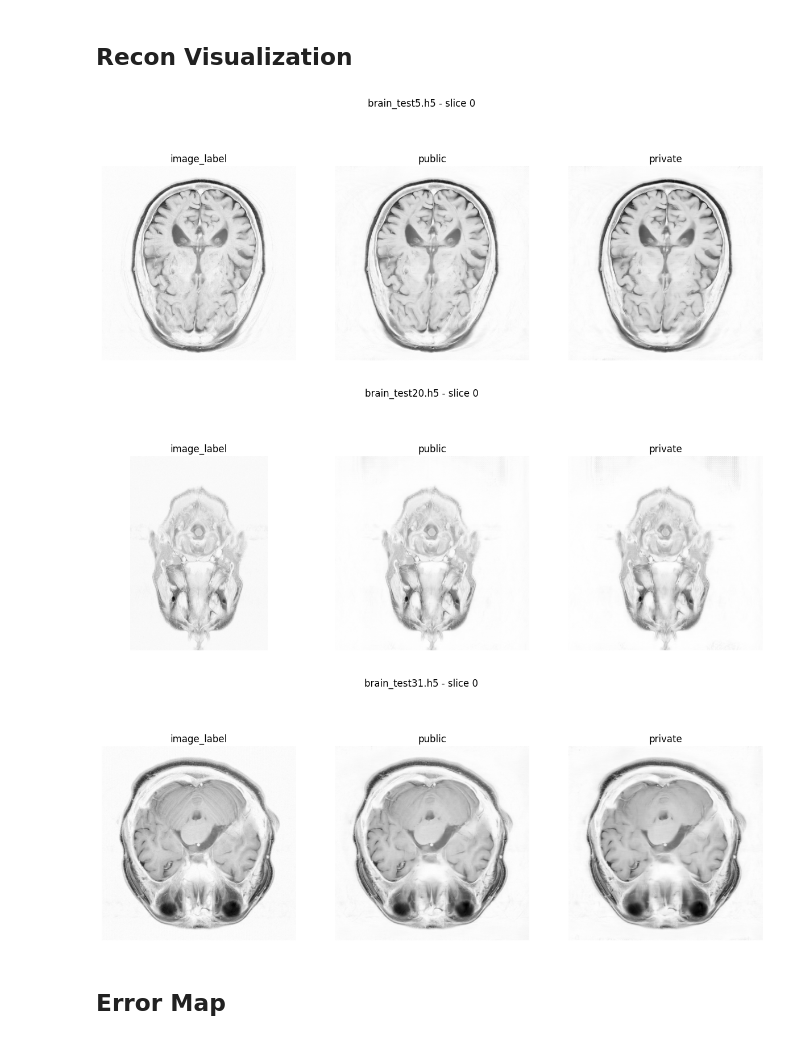
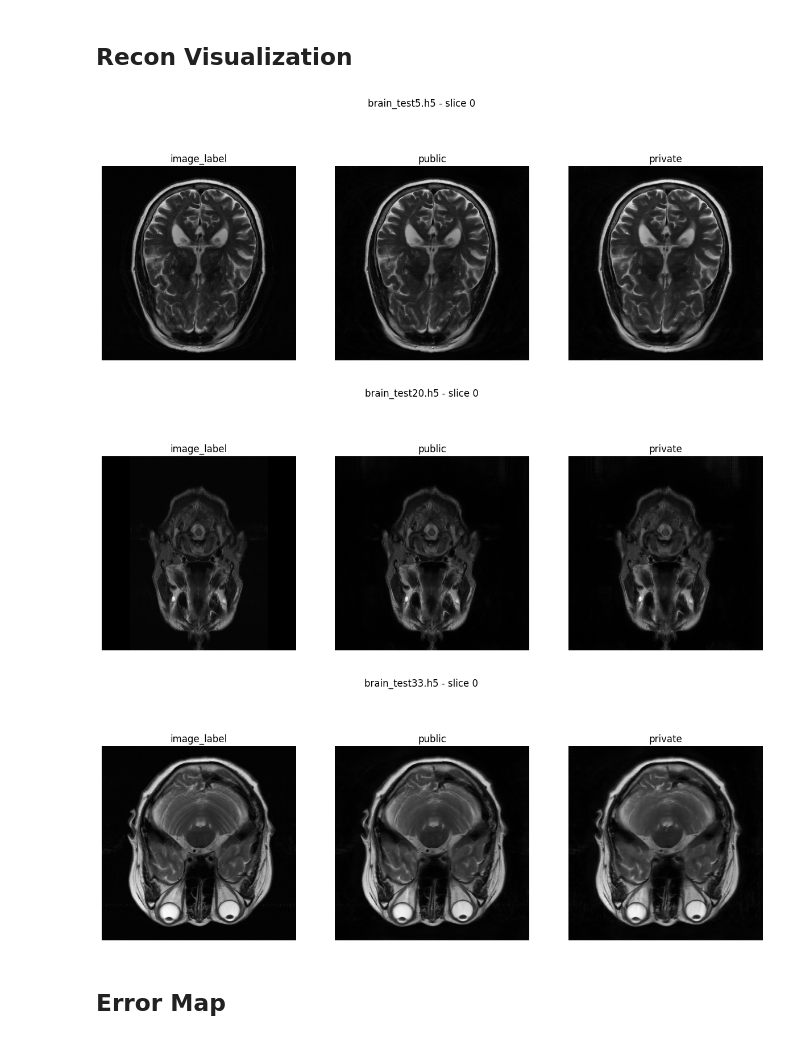
Before and after one commit to B0neh3ad/FastMRI_2024_shasha, a Jupyter notebook: recon_visualization.ipynb, the cells around one changed output. Cells and saved outputs as stored; diff of their text form; code cells hidden in the pictures.

Commit message:
Feat: update recon visualization

```diff
--- a/recon_visualization.ipynb
+++ b/recon_visualization.ipynb
@@ -11,7 +35,7 @@ result_dir_path = os.environ['RESULT_DIR_PATH']
 # %% [markdown]
 ## Recon Visualization
 # %%
-def show_image_with_recon(img_name, slice_idx=0, cmap='gray_r'):
+def show_image_with_recon(img_name, slice_idx=0, cmap='gray'):
     img_path = f'{data_dir_path}/leaderboard/acc5/image/{img_name}'
     public_recon_path = f'{result_dir_path}/test_Varnet/reconstructions_leaderboard/public/{img_name}'
     private_recon_path = f'{result_dir_path}/test_Varnet/reconstructions_leaderboard/private/{img_name}'
@@ -51,15 +75,15 @@ def show_image_with_recon(img_name, slice_idx=0, cmap='gray_r'):
 # %%
 show_image_with_recon('brain_test5.h5')
 # %% [output]
-[figure, old version]
+[figure, new version]
 # %%
 show_image_with_recon('brain_test20.h5')
 # %% [output]
-[figure, old version]
+[figure, new version]
 # %%
-show_image_with_recon('brain_test31.h5')
+show_image_with_recon('brain_test33.h5')
 # %% [output]
-[figure, old version]
+[figure, new version]
 # %% [markdown]
 ## Error Map
 # %%
```
Also changed, not shown: parts of 16 cells of this notebook.
